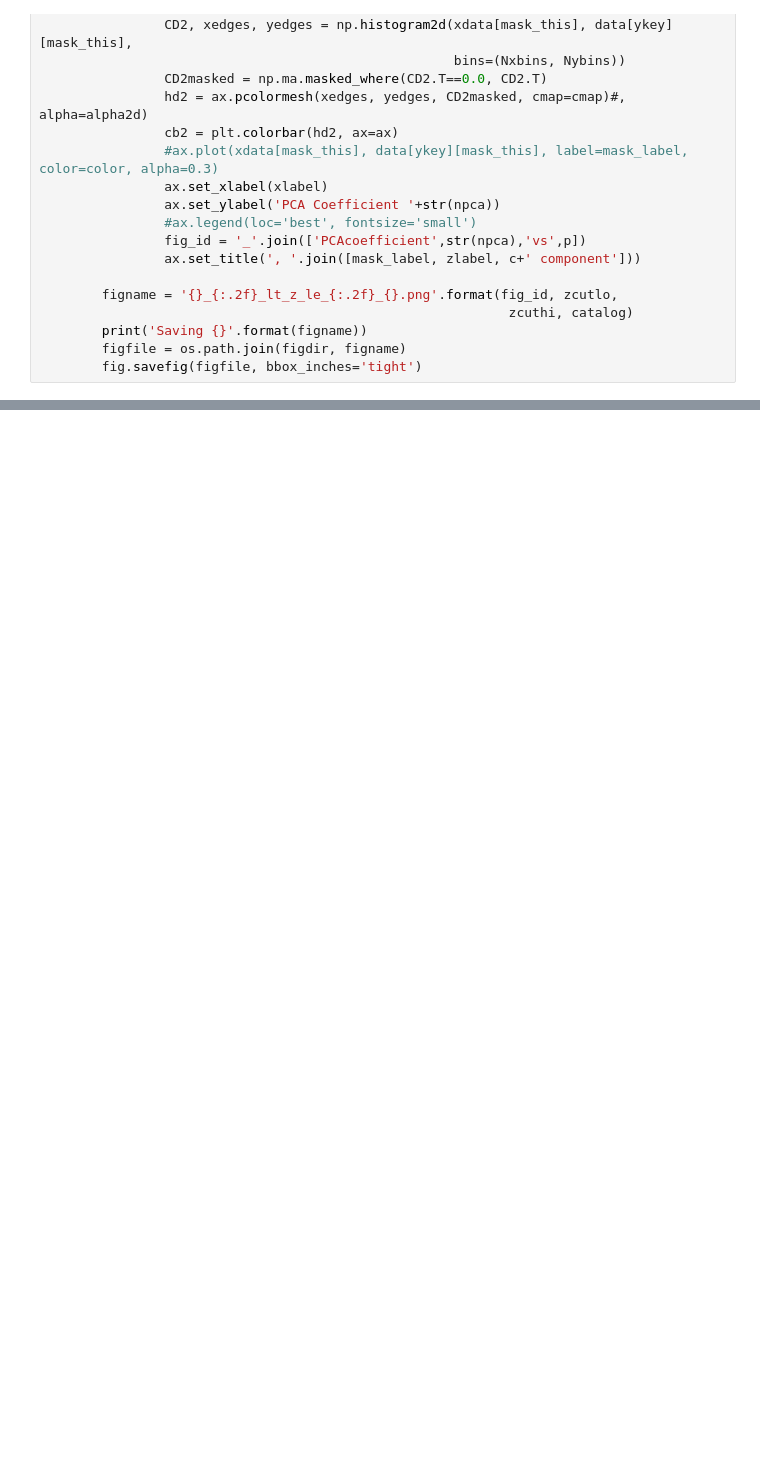
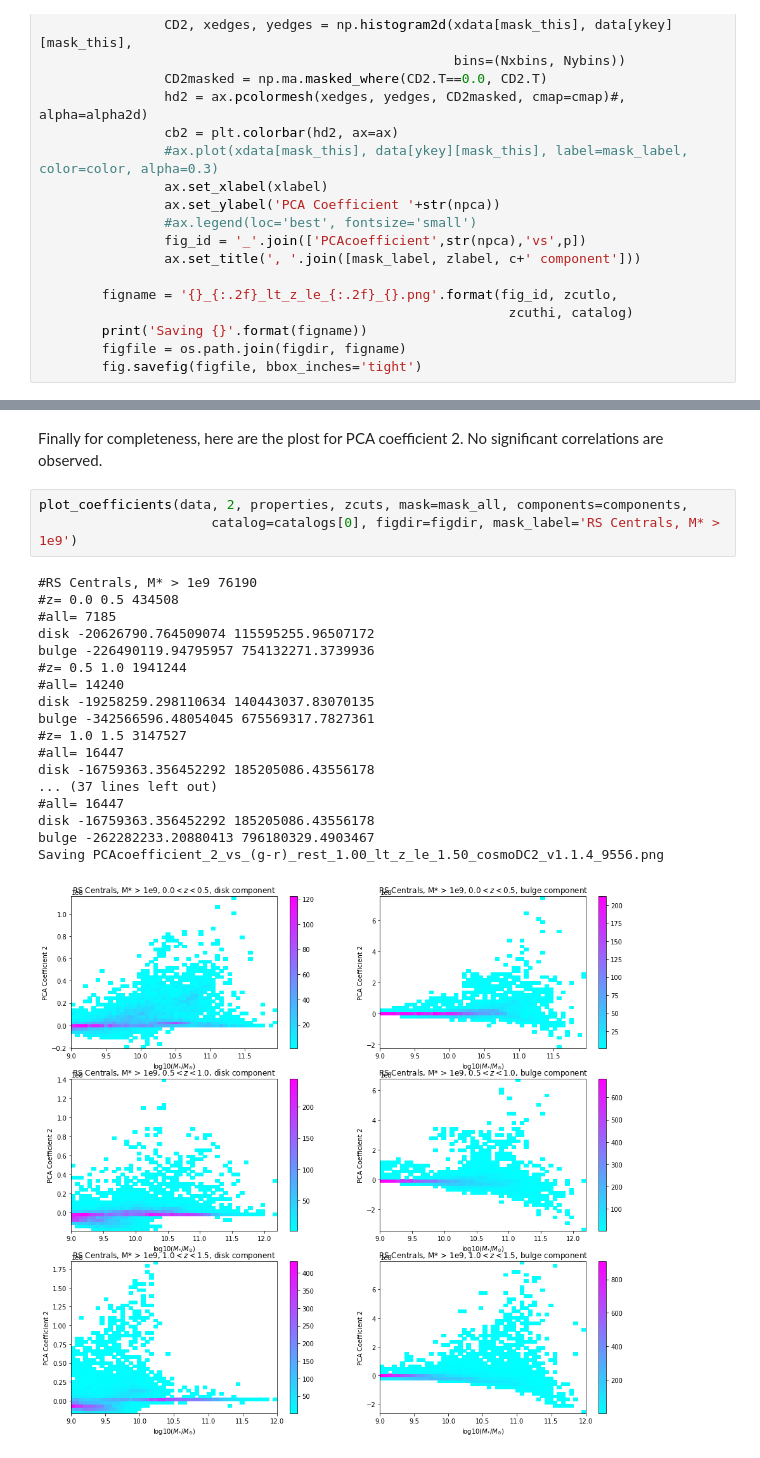
Before and after one commit to evevkovacs/Notebooks, a Jupyter notebook: PCA_SEDs/SED_PCA.ipynb, the cells around one changed output, grey strips where cells are left out. Drawn from its saved outputs; the diff is of its cells as text; blank space fills up the shorter version.

```diff
--- a/PCA_SEDs/SED_PCA.ipynb
+++ b/PCA_SEDs/SED_PCA.ipynb
@@ -391,0 +421,24 @@ Saving PCAcoefficient_0_vs_(g-r)_rest_1.00_lt_z_le_1.50_cosmoDC2_v1.1.4_9556.png
+# %% [markdown]
+Finally for completeness, here are the plost for PCA coefficient 2. No significant correlations are observed.
+# %%
+plot_coefficients(data, 2, properties, zcuts, mask=mask_all, components=components,
+                      catalog=catalogs[0], figdir=figdir, mask_label='RS Centrals, M* > 1e9')
+# %% [output]
+#RS Centrals, M* > 1e9 76190
+#z= 0.0 0.5 434508
+#all= 7185
+disk -20626790.764509074 115595255.96507172
+bulge -226490119.94795957 754132271.3739936
+#z= 0.5 1.0 1941244
+#all= 14240
+disk -19258259.298110634 140443037.83070135
+bulge -342566596.48054045 675569317.7827361
+#z= 1.0 1.5 3147527
+#all= 16447
+disk -16759363.356452292 185205086.43556178
+... (37 lines left out)
+#all= 16447
+disk -16759363.356452292 185205086.43556178
+bulge -262282233.20880413 796180329.4903467
+Saving PCAcoefficient_2_vs_(g-r)_rest_1.00_lt_z_le_1.50_cosmoDC2_v1.1.4_9556.png
+[figure, added]
```
Also changed, not shown: parts of 18 cells of this notebook, 3 other files.
